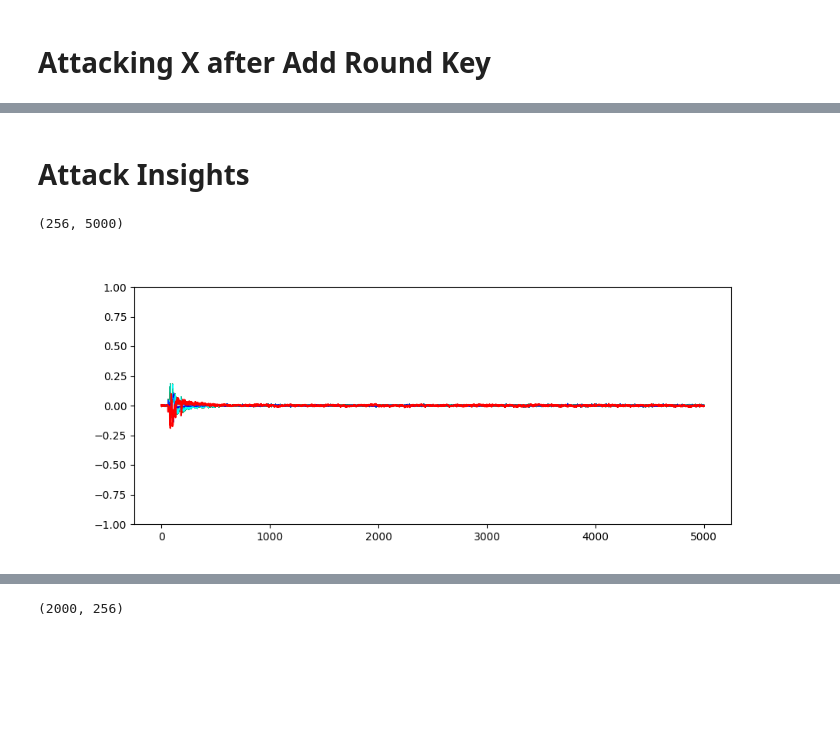
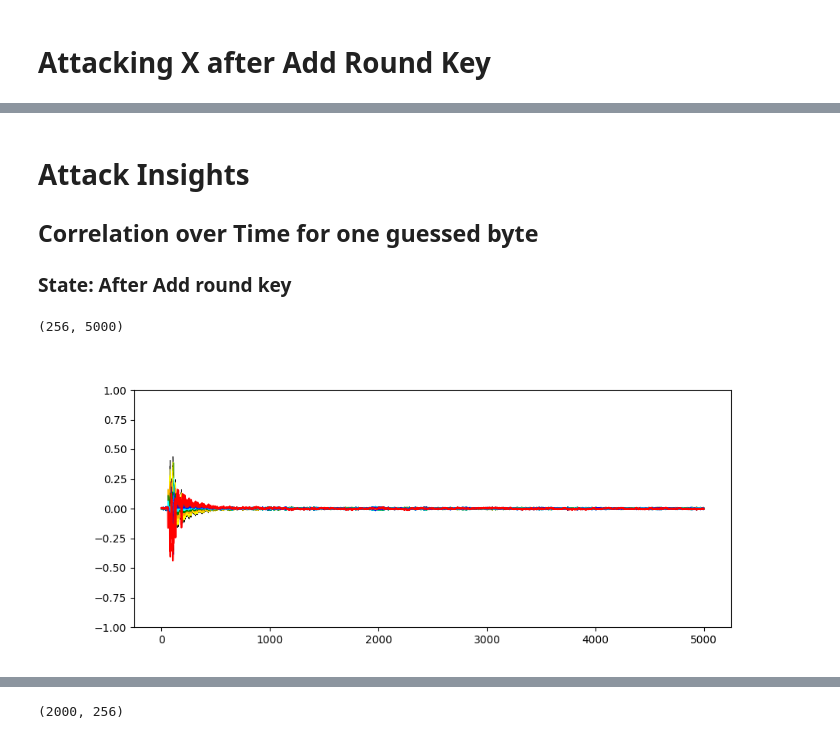
Before and after one commit to Makowe/impl-attck, a Jupyter notebook: simon/simon_64_128_attack_real.ipynb, the cells around one changed output, grey strips where cells are left out. Cells and saved outputs as stored; diff of their text form; code cells hidden in the pictures; blank space fills up the shorter version.

Commit message:
update attack jupyter notebook for attacking AND-Gate

```diff
--- a/simon/simon_64_128_attack_real.ipynb
+++ b/simon/simon_64_128_attack_real.ipynb
@@ -21,9 +21,7 @@ project = cw.import_project("./traces/07_simon_plain_50000/trace.zip", overwrite
 TOTAL_NUM_MEASUREMENTS = len(project.traces)
 TOTAL_VALS_PER_MEASUREMENT = len(project.traces[0].wave)
 
-CORR_DIFF_THRESHOLD = 0.01
-
-NUM_MEASUREMENTS = 500
+NUM_MEASUREMENTS = 5000
 VALS_PER_MEASUREMENT = 1000
 # %% [markdown]
 # Transform Trace Project into Measurement object
@@ -87,40 +85,39 @@ print(measurements.power.shape)
 # %% [markdown]
 # Attacking X after Add Round Key
 # %%
-# start with empty key as hypothesis
 ATTACKED_STATE = "ADD_ROUND_KEY"
+GUESSED_BITS_PER_STEP = 4
+CORR_DIFF_THRESHOLD = 0.01
 
+# start with empty key as hypothesis as root for the search tree
 empty_key = np.zeros((4,), dtype=np.uint32)
 empty_mask = np.zeros((4,), dtype=np.uint32)
 start_hypo = KeyHypothesis(empty_key, empty_mask)
 
+# variables to maintain during attack
 promising_hypos = [start_hypo]
 guessed_bits_mask = np.zeros((4,), dtype=np.uint32)
 
 for attacked_round in range(4):
+    print(f"Start attacking round {attacked_round}.")
+    num_guessed_bits = 0
     while True:
-        if guessed_bits_mask[3 - attacked_round] == 0:
-            # First time attacking this round. Guess 8 bits.
-            print(f"Start attacking round {attacked_round}")
-            guessed_bits_mask[3- attacked_round] = 0x000000FF
-
-        elif guessed_bits_mask[3- attacked_round] == 0xFFFFFFFF:
+        if guessed_bits_mask[3- attacked_round] == 0xFFFFFFFF:
             print(f"Finished attacking round {attacked_round}. {len(promising_hypos)} promising hypotheses left.")
             break
         else:
-            # Add new bits to the mask
-            guessed_bits_mask[3- attacked_round] = (guessed_bits_mask[3 - attacked_round] << 8) | 0x000000FF
-
-        sub_hypos: list[KeyHypothesis] = []
-
+            # Add newly guessed bits to the mask.
+            for i in range(num_guessed_bits, num_guessed_bits + GUESSED_BITS_PER_STEP):
+                guessed_bits_mask[3 - attacked_round] |= (1 << i)
+            num_guessed_bits += GUESSED_BITS_PER_STEP
         print(f"- Perform CPA on {helper.bits_count(guessed_bits_mask[3 - attacked_round])} guessed bits.")
 
+        # Generate sub hypotheses for all previously identified promising hypotheses
+        sub_hypos: list[KeyHypothesis] = []
         for h in promising_hypos:
-            # Generate extended hypotheses for all keys that were identified as promising in the previous iteration
             sub_hypos.extend(h.get_sub_hypos(guessed_bits_mask))
 
         print(f"- Find correlations for {len(sub_hypos)} hypotheses.")
-
         helper.calc_corrs_for_hypos(sub_hypos, measurements, attacked_round, ATTACKED_STATE)
         promising_hypos = helper.filter_hypos(sub_hypos, CORR_DIFF_THRESHOLD)
 
@@ -162,36 +235,38 @@ Extracted Key: 0x8DCC04B1 0xAD004534 0x8AFA7151 0xF173D6D7
 # %% [markdown]
 # Attack Insights
+## Correlation over Time for one guessed byte
+### State: After Add round key
 # %%
 guessed_keys = np.zeros((256,4), dtype=np.uint32)
 guessed_keys[:, 3] = np.arange(256)
 
 
 expected_hws = simon_64_128_simulation.get_hws_for_guessed_keys(
         all_measurements.plaintext,
         guessed_keys,
         0,
-        np.uint32(0x100),
-        "AND_GATE"
+        np.uint32(0xFF),
+        "ADD_ROUND_KEY"
 )
 
 corrs = correlations.calc_corrs(expected_hws, all_measurements.power)
 print(corrs.shape)
 
 colors = ["red", "black", "brown", "blue", "cyan", "green", "orange", "yellow", "black"]
 correct_byte = int(key[3] & 0xFF)
 
 plt.figure(figsize=(10,4))
 for i in range(256):
     color_idx = int.bit_count(i ^ correct_byte)
     color = colors[color_idx]
     # color = "black"
 
     plt.plot(corrs[i], color=color, linewidth=0.5)
 
 plt.plot(corrs[correct_byte], color="red")
 
 plt.ylim(-1, 1)
 plt.show()
 # %% [output]
 (256, 5000)
-[figure, old version]
+[figure, new version]
```
Also changed, not shown: parts of 8 cells of this notebook.
